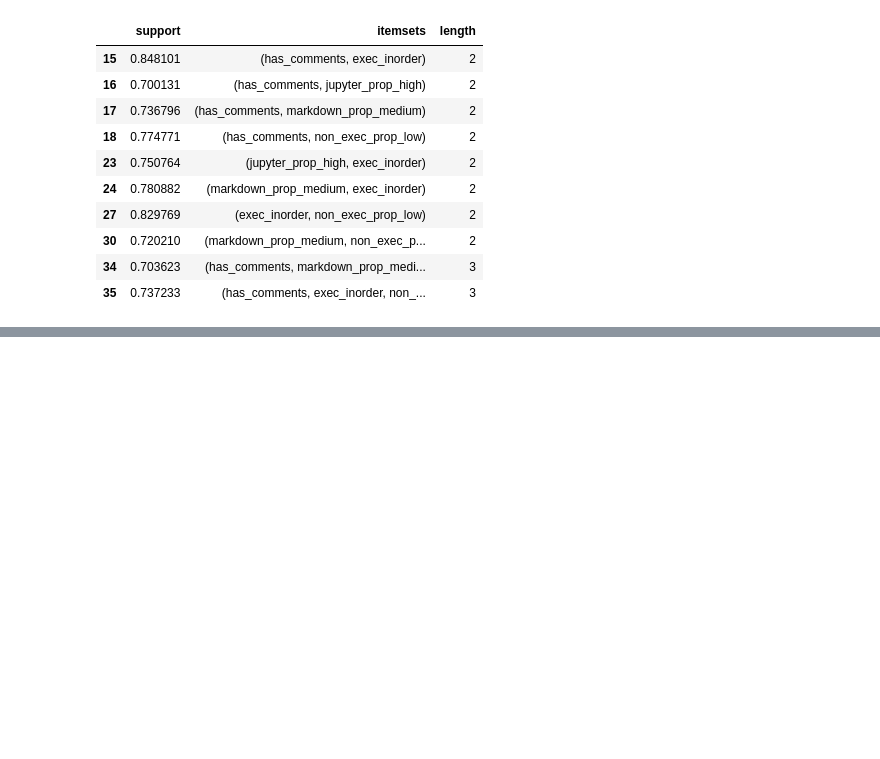
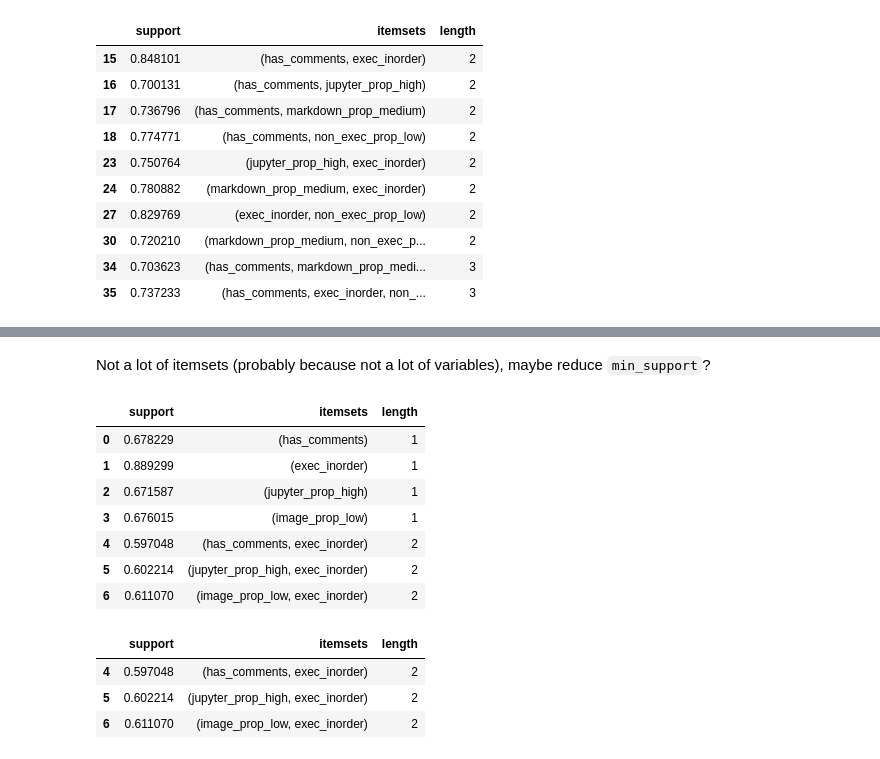
Before and after one commit to Isabel-Gan/quantifying-notebook-features, a Jupyter notebook: output/complete-runs/analysis/cat-factor-analysis.ipynb, the cells around one changed output, grey strips where cells are left out. Saved outputs shown, nothing was run; the diff lists cells and outputs as text; code cells hidden in the pictures; blank space fills up the shorter version.

```diff
--- a/output/complete-runs/analysis/cat-factor-analysis.ipynb
+++ b/output/complete-runs/analysis/cat-factor-analysis.ipynb
@@ -609,0 +626,6 @@ md_itemsets[(md_itemsets['length'] >= 2) & (md_itemsets['support'] >= 0.7)]
+# %%
+# perform apriori algorithm on the dataframe
+no_md_itemsets = apriori(no_md_one_hot, min_support = 0.5, use_colnames = True)
+
+# look at the itemsets
+no_md_itemsets
@@ -609,0 +641,23 @@ md_itemsets[(md_itemsets['length'] >= 2) & (md_itemsets['support'] >= 0.7)]
+# %% [markdown]
+Not a lot of itemsets (probably because not a lot of variables), maybe reduce `min_support`?
+# %%
+# add a column that counts the number of elements in the itemset
+no_md_itemsets['length'] = no_md_itemsets['itemsets'].apply(lambda x : len(x))
+no_md_itemsets
+# %% [output]
+|  | support | itemsets | length |
+| 0 | 0.678229 | (has_comments) | 1 |
+| 1 | 0.889299 | (exec_inorder) | 1 |
+| 2 | 0.671587 | (jupyter_prop_high) | 1 |
+| 3 | 0.676015 | (image_prop_low) | 1 |
+| 4 | 0.597048 | (has_comments, exec_inorder) | 2 |
+| 5 | 0.602214 | (jupyter_prop_high, exec_inorder) | 2 |
+| 6 | 0.611070 | (image_prop_low, exec_inorder) | 2 |
+# %%
+# filter down to itemsets that have at least 2 items
+no_md_itemsets[no_md_itemsets['length'] >= 2]
+# %% [output]
+|  | support | itemsets | length |
+| 4 | 0.597048 | (has_comments, exec_inorder) | 2 |
+| 5 | 0.602214 | (jupyter_prop_high, exec_inorder) | 2 |
+| 6 | 0.611070 | (image_prop_low, exec_inorder) | 2 |
```
Also changed, not shown: parts of 5 cells of this notebook.
